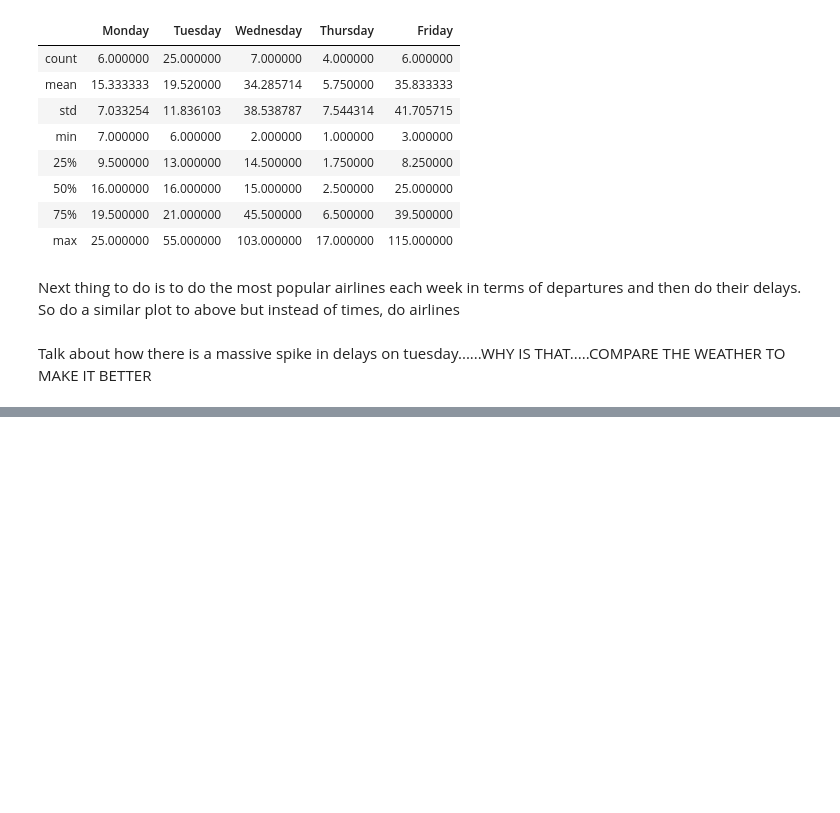
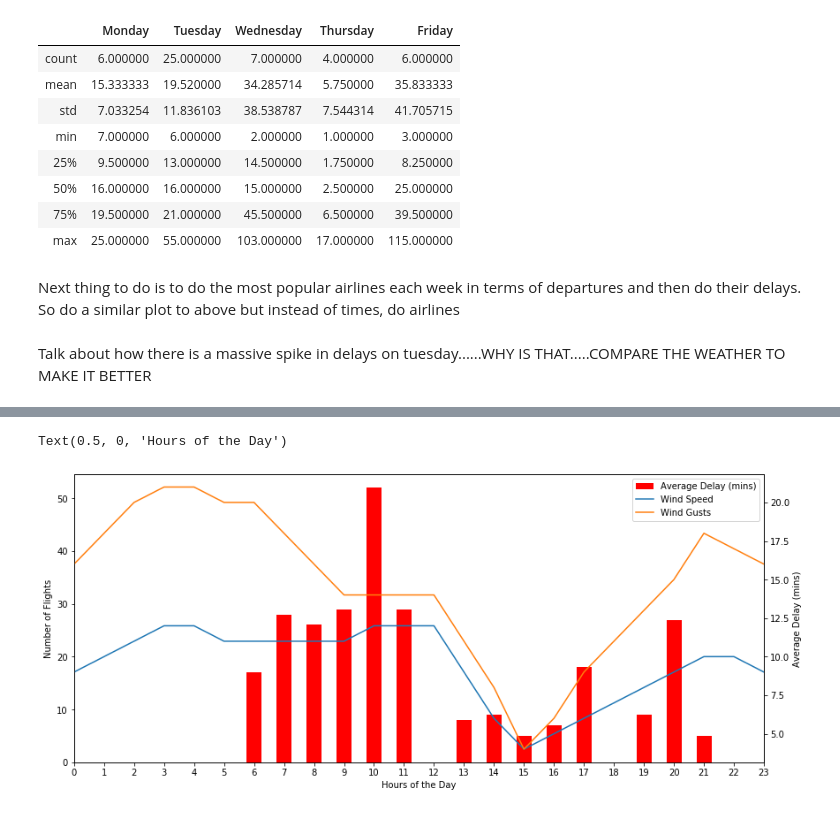
Before and after one commit to RKeenan20/Flight_Data_API_DS_Assignment, a Jupyter notebook: Assignment1_RobertKeenan.ipynb, the cells around one changed output, grey strips where cells are left out. Cells and saved outputs as stored; diff of their text form; code cells hidden in the pictures; blank space fills up the shorter version.

```diff
--- a/Assignment1_RobertKeenan.ipynb
+++ b/Assignment1_RobertKeenan.ipynb
@@ -1206,0 +1580,14 @@ In terms of comparisons, I will use it initially with the US flight data from Ne
+# %%
+ax1 = weather_delays['Average Delay (mins)'].plot(kind='bar', color='red' ,figsize=(14,6))
+ax2 = weather_delays['Wind Speed'].plot(secondary_y=True, ax=ax1)
+ax3 = weather_delays['Wind Gusts'].plot(secondary_y=True, ax=ax1)
+lines, labels = ax1.get_legend_handles_labels()
+lines2, labels2 = ax2.get_legend_handles_labels()
+lines3, labels3 = ax3.get_legend_handles_labels()
+ax2.legend(lines + lines2, labels + labels2, loc=0)
+ax2.set_ylabel('Average Delay (mins)')
+ax1.set_ylabel('Number of Flights')
+ax1.set_xlabel('Hours of the Day')
+# %% [output]
+Text(0.5, 0, 'Hours of the Day')
+[figure, added]
```
Also changed, not shown: parts of 42 cells of this notebook, 32 other files.
